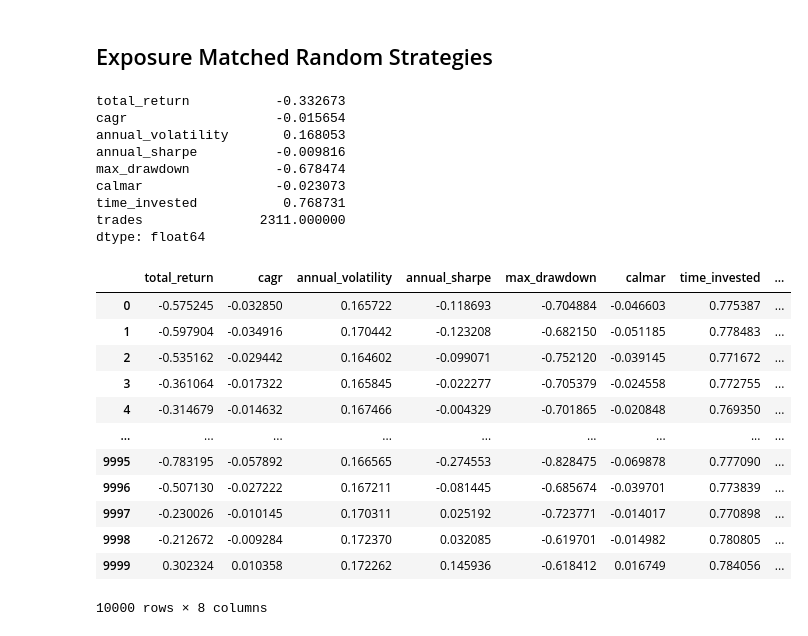
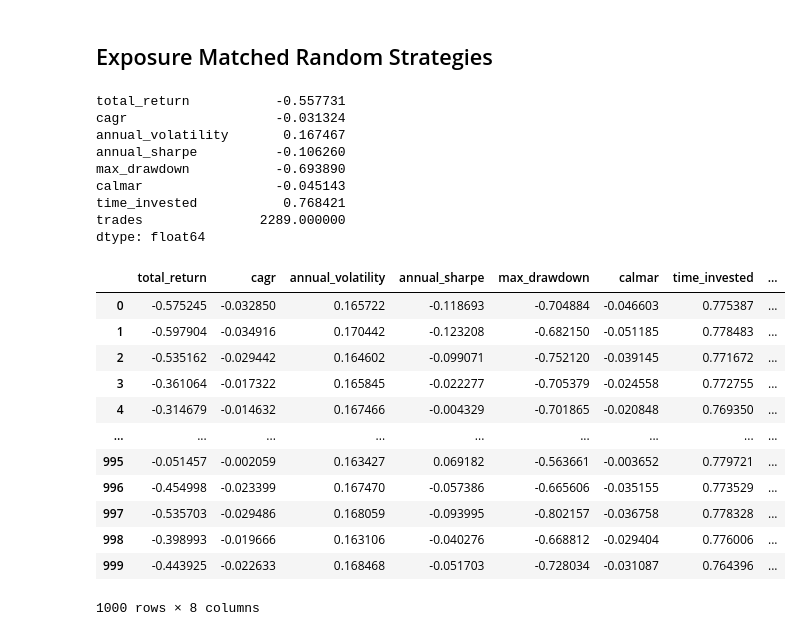
Before and after one commit to adeeb-sarfraz/Momentum-Strategy-Evaluation, a Jupyter notebook: notebooks/random_benchmarks/3.1_exposure_matched_random.ipynb, the cells around one changed output. Saved outputs shown, nothing was run; the diff lists cells and outputs as text; code cells hidden in the pictures.

```diff
--- a/notebooks/random_benchmarks/3.1_exposure_matched_random.ipynb
+++ b/notebooks/random_benchmarks/3.1_exposure_matched_random.ipynb
@@ -10,13 +10,14 @@ sys.path.append("..")
 from src.backtester import calculate_return, backtester
 from src.strategies import run_momentum_strategy
 # %%
-df = pd.read_csv("../data/spy_daily.csv")
+df = pd.read_csv("../../data/spy_daily.csv")
 prices = df["Adj Close"]
 returns = calculate_return(prices)
+lookback = 252
 # %% [markdown]
 ## Momentum Strategy Results
 # %%
-momentum_df, momentum_results = run_momentum_strategy(prices, returns, 252, 0.001)
+momentum_df, momentum_results = run_momentum_strategy(prices, returns, lookback, 0.001)
 # %%
 time_invested = momentum_results["time_invested"]
 # %% [markdown]
@@ -32,20 +33,20 @@ def generate_random_signal_v2(prices, lookback):
 
     return random_signal
 # %%
-df["Random Signal"] = generate_random_signal_v2(prices, 252)
+df["Random Signal"] = generate_random_signal_v2(prices, lookback)
 random_signal = df["Random Signal"]
 
 random_df, random_result = backtester(returns, random_signal, 0.001)
 pd.Series(random_result)
 # %% [output]
-total_return           -0.332673
-cagr                   -0.015654
-annual_volatility       0.168053
-annual_sharpe          -0.009816
-max_drawdown           -0.678474
-calmar                 -0.023073
-time_invested           0.768731
-trades               2311.000000
+total_return           -0.557731
+cagr                   -0.031324
+annual_volatility       0.167467
+annual_sharpe          -0.106260
+max_drawdown           -0.693890
+calmar                 -0.045143
+time_invested           0.768421
+trades               2289.000000
 dtype: float64
 # %%
 def run_simulation_v2(n):
@@ -54,7 +55,7 @@ def run_simulation_v2(n):
 
     for i in range(n):
 
-        random_signal = generate_random_signal_v2(prices, 252)
+        random_signal = generate_random_signal_v2(prices, lookback)
         _, random_result = backtester(returns, random_signal, 0.001)
 
         simulation_result.append(random_result)
@@ -63,23 +64,23 @@ def run_simulation_v2(n):
 # %%
 np.random.seed(44)
 
-simulation_output = run_simulation_v2(10000)
+simulation_output = run_simulation_v2(1000)
 simulation_df = pd.DataFrame(simulation_output)
 simulation_df
 # %% [output]
 |  | total_return | cagr | annual_volatility | annual_sharpe | max_drawdown | calmar | time_invested | ... |
 | 0 | -0.575245 | -0.032850 | 0.165722 | -0.118693 | -0.704884 | -0.046603 | 0.775387 | ... |
 | 1 | -0.597904 | -0.034916 | 0.170442 | -0.123208 | -0.682150 | -0.051185 | 0.778483 | ... |
 | 2 | -0.535162 | -0.029442 | 0.164602 | -0.099071 | -0.752120 | -0.039145 | 0.771672 | ... |
 | 3 | -0.361064 | -0.017322 | 0.165845 | -0.022277 | -0.705379 | -0.024558 | 0.772755 | ... |
 | 4 | -0.314679 | -0.014632 | 0.167466 | -0.004329 | -0.701865 | -0.020848 | 0.769350 | ... |
 | ... | ... | ... | ... | ... | ... | ... | ... | ... |
-| 9995 | -0.783195 | -0.057892 | 0.166565 | -0.274553 | -0.828475 | -0.069878 | 0.777090 | ... |
-| 9996 | -0.507130 | -0.027222 | 0.167211 | -0.081445 | -0.685674 | -0.039701 | 0.773839 | ... |
-| 9997 | -0.230026 | -0.010145 | 0.170311 | 0.025192 | -0.723771 | -0.014017 | 0.770898 | ... |
-| 9998 | -0.212672 | -0.009284 | 0.172370 | 0.032085 | -0.619701 | -0.014982 | 0.780805 | ... |
-| 9999 | 0.302324 | 0.010358 | 0.172262 | 0.145936 | -0.618412 | 0.016749 | 0.784056 | ... |
+| 995 | -0.051457 | -0.002059 | 0.163427 | 0.069182 | -0.563661 | -0.003652 | 0.779721 | ... |
+| 996 | -0.454998 | -0.023399 | 0.167470 | -0.057386 | -0.665606 | -0.035155 | 0.773529 | ... |
+| 997 | -0.535703 | -0.029486 | 0.168059 | -0.093995 | -0.802157 | -0.036758 | 0.778328 | ... |
+| 998 | -0.398993 | -0.019666 | 0.163106 | -0.040276 | -0.668812 | -0.029404 | 0.776006 | ... |
+| 999 | -0.443925 | -0.022633 | 0.168468 | -0.051703 | -0.728034 | -0.031087 | 0.764396 | ... |
-10000 rows × 8 columns
+1000 rows × 8 columns
 # %%
 print(f"Sharpe Average: {simulation_df['annual_sharpe'].mean():.4f}")
 print(f"Sharpe Median:  {simulation_df['annual_sharpe'].median():.4f}")
```
Also changed, not shown: parts of 3 cells of this notebook, 10 other files.
